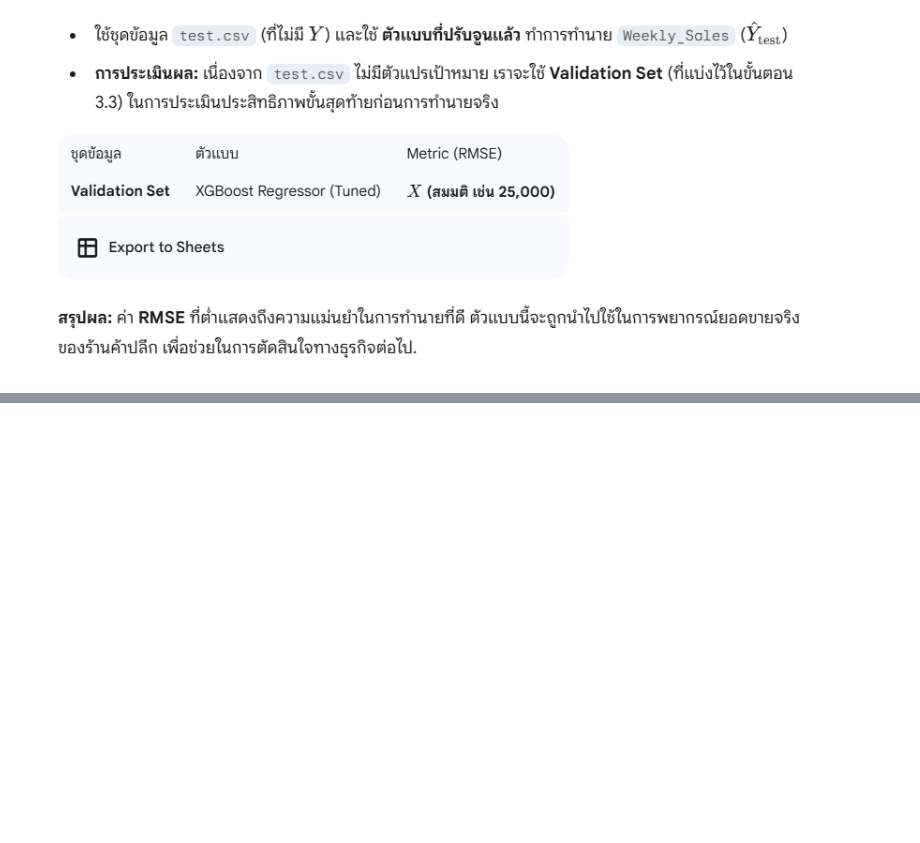
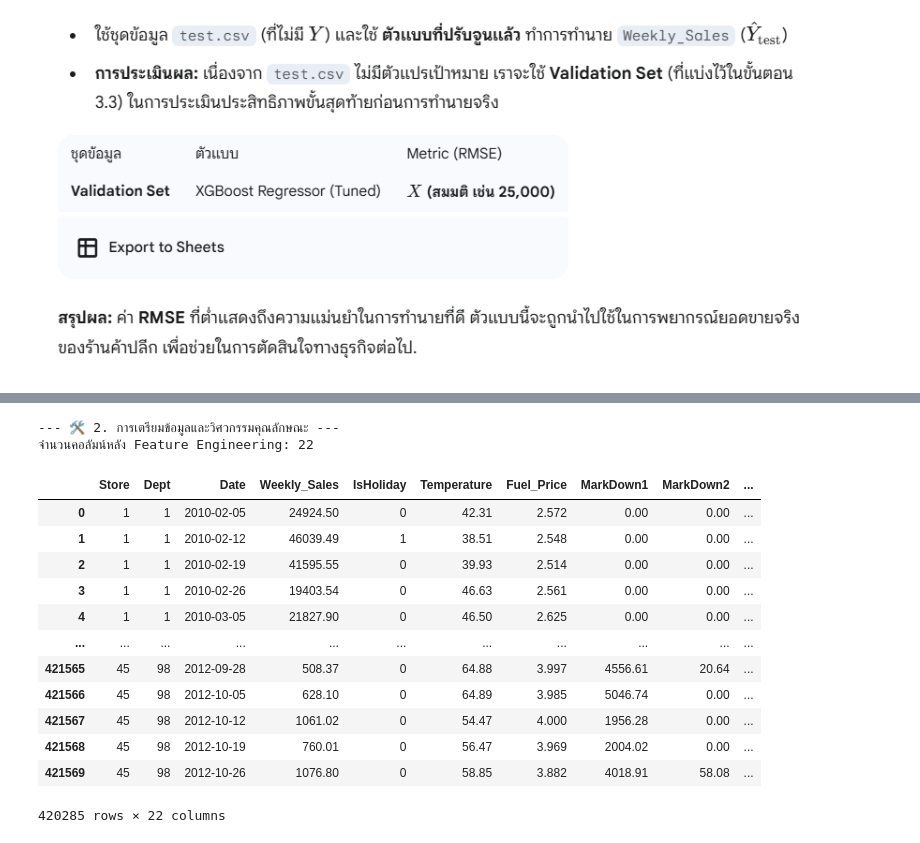
Before and after one commit to jangInw007/A4-Data-Analytics-and-Modeling, a Jupyter notebook: Group_A4_Data_Analytics_and_Modeling.ipynb, the cells around one changed output, grey strips where cells are left out. Saved outputs shown, nothing was run; the diff lists cells and outputs as text; code cells hidden in the pictures; blank space fills up the shorter version.

```diff
--- a/Group_A4_Data_Analytics_and_Modeling.ipynb
+++ b/Group_A4_Data_Analytics_and_Modeling.ipynb
@@ -348,0 +486,73 @@ Metric สำคัญ: ใช้ Root Mean Squared Error (RMSE) เป็นต
+# %%
+# ----------------------------------------------------------------------
+# 🛠️ ส่วนที่ 2: การเตรียมข้อมูล (Data Preparation)
+# ----------------------------------------------------------------------
+
+print("--- 🛠️ 2. การเตรียมข้อมูลและวิศวกรรมคุณลักษณะ ---")
+
+# 2.1 การจัดการข้อมูลสูญหาย (Missing Data Imputation)
+# MarkDowns: เติมค่าว่างด้วย 0 (สมมติว่าไม่มีโปรโมชั่น)
+markdown_cols = [f'MarkDown{i}' for i in range(1, 6)]
+train_df[markdown_cols] = train_df[markdown_cols].fillna(0)
+test_df[markdown_cols] = test_df[markdown_cols].fillna(0)
+
+# CPI, Unemployment: เติมค่าว่างด้วยค่าเฉลี่ยของ Store นั้นๆ หรือใช้ค่าเฉลี่ยรวม
+for col in ['CPI', 'Unemployment', 'Fuel_Price', 'Temperature']:
+    train_df[col] = train_df[col].fillna(train_df.groupby('Store')[col].transform('mean'))
+    test_df[col] = test_df[col].fillna(test_df.groupby('Store')[col].transform('mean'))
+    # เติมค่าว่างที่เหลือด้วยค่าเฉลี่ยรวม (ถ้า Store นั้นไม่มีข้อมูล)
+    train_df[col] = train_df[col].fillna(train_df[col].mean())
+    test_df[col] = test_df[col].fillna(test_df[col].mean())
+
+
+# 2.2 การจัดการ Outliers และยอดขายเป็นลบ
+# กำจัดยอดขายที่เป็นลบออกจากชุดฝึกสอน (ไม่สามารถทำนายยอดขายติดลบในทางปฏิบัติ)
+train_df = train_df[train_df['Weekly_Sales'] >= 0]
+
+
+# 2.3 วิศวกรรมคุณลักษณะ (Feature Engineering)
+
+def feature_engineer(df):
+    # 1. คุณลักษณะจากวันที่
+    df['Year'] = df['Date'].dt.year
+    df['Month'] = df['Date'].dt.month
+    df['Week'] = df['Date'].dt.isocalendar().week.astype(int)
+
+    # 2. คุณลักษณะรวม (Total MarkDown)
+    df['MarkDown_Total'] = df['MarkDown1'] + df['MarkDown2'] + df['MarkDown3'] + df['MarkDown4'] + df['MarkDown5']
+
+    # 3. ตัวแปร Type เป็นตัวเลข
+    df['Type_Encoded'] = df['Type'].map({'A': 3, 'B': 2, 'C': 1})
+
+    # 4. คุณลักษณะปฏิสัมพันธ์ (Store size * Type)
+    df['Size_Type_Interaction'] = df['Size'] * df['Type_Encoded']
+
+    # 5. การเข้ารหัส IsHoliday เป็นตัวเลข
+    df['IsHoliday'] = df['IsHoliday'].astype(int)
+
+    return df
+
+train_df = feature_engineer(train_df)
+test_df = feature_engineer(test_df)
+
+print("จำนวนคอลัมน์หลัง Feature Engineering:", train_df.shape[1])
+print("\n")
+# %% [output]
+--- 🛠️ 2. การเตรียมข้อมูลและวิศวกรรมคุณลักษณะ ---
+จำนวนคอลัมน์หลัง Feature Engineering: 22
+# %%
+train_df
+# %% [output]
+|  | Store | Dept | Date | Weekly_Sales | IsHoliday | Temperature | Fuel_Price | MarkDown1 | MarkDown2 | ... |
+| 0 | 1 | 1 | 2010-02-05 | 24924.50 | 0 | 42.31 | 2.572 | 0.00 | 0.00 | ... |
+| 1 | 1 | 1 | 2010-02-12 | 46039.49 | 1 | 38.51 | 2.548 | 0.00 | 0.00 | ... |
+| 2 | 1 | 1 | 2010-02-19 | 41595.55 | 0 | 39.93 | 2.514 | 0.00 | 0.00 | ... |
+| 3 | 1 | 1 | 2010-02-26 | 19403.54 | 0 | 46.63 | 2.561 | 0.00 | 0.00 | ... |
+| 4 | 1 | 1 | 2010-03-05 | 21827.90 | 0 | 46.50 | 2.625 | 0.00 | 0.00 | ... |
+| ... | ... | ... | ... | ... | ... | ... | ... | ... | ... | ... |
+| 421565 | 45 | 98 | 2012-09-28 | 508.37 | 0 | 64.88 | 3.997 | 4556.61 | 20.64 | ... |
+| 421566 | 45 | 98 | 2012-10-05 | 628.10 | 0 | 64.89 | 3.985 | 5046.74 | 0.00 | ... |
+| 421567 | 45 | 98 | 2012-10-12 | 1061.02 | 0 | 54.47 | 4.000 | 1956.28 | 0.00 | ... |
+| 421568 | 45 | 98 | 2012-10-19 | 760.01 | 0 | 56.47 | 3.969 | 2004.02 | 0.00 | ... |
+| 421569 | 45 | 98 | 2012-10-26 | 1076.80 | 0 | 58.85 | 3.882 | 4018.91 | 58.08 | ... |
+420285 rows × 22 columns
```
Also changed, not shown: parts of 12 cells of this notebook.
